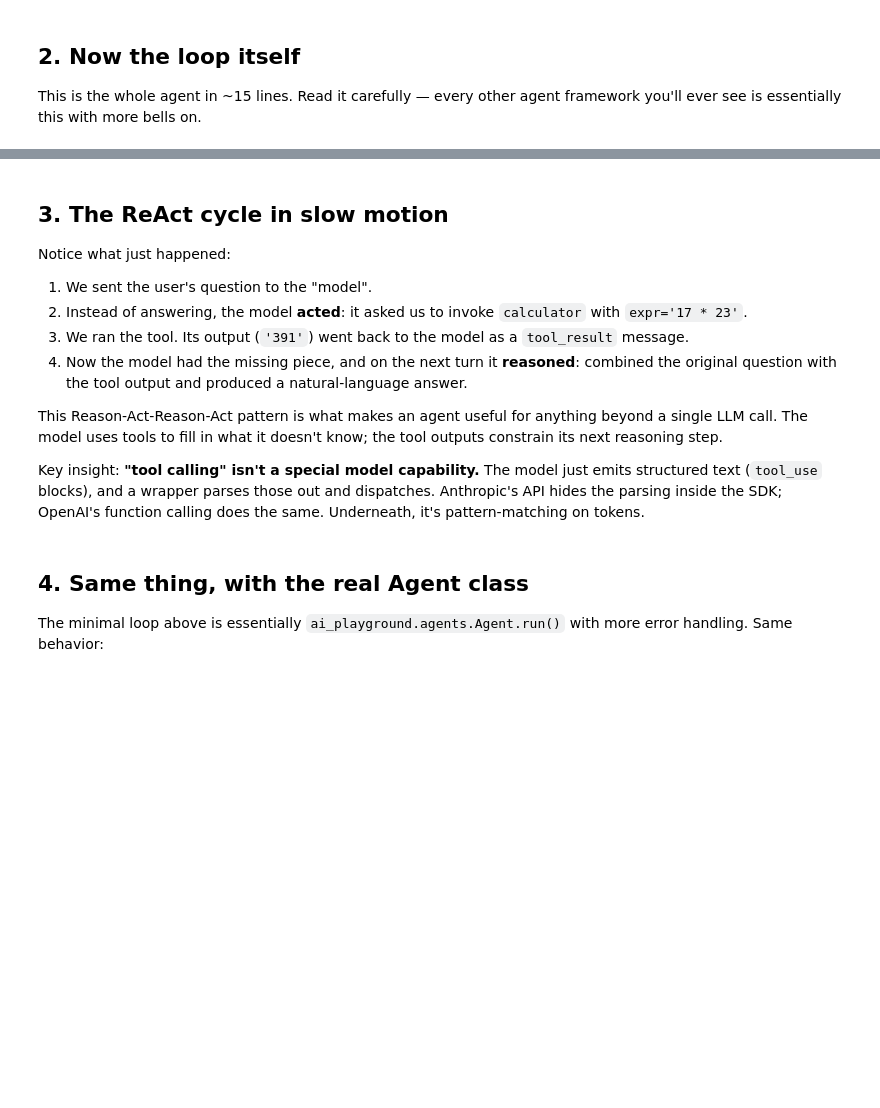
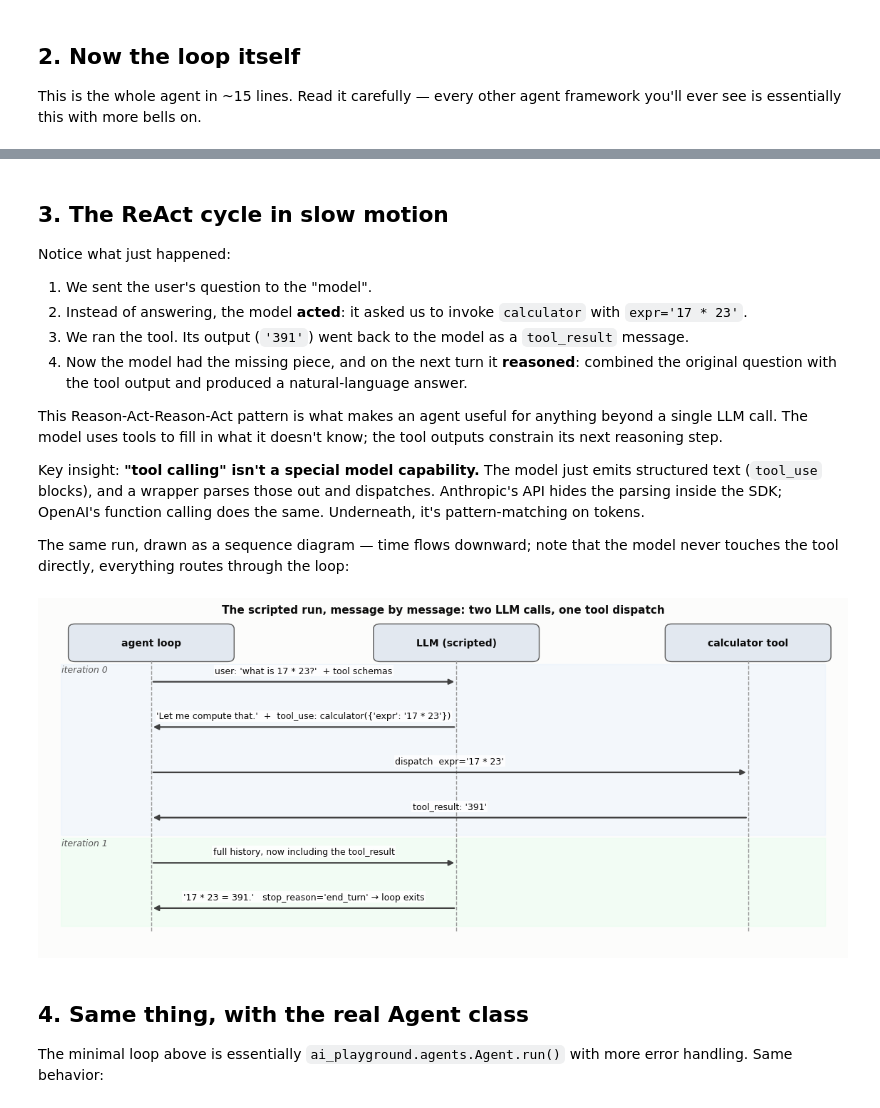
Before and after one commit to ggreg/ai_playground, a Jupyter notebook: notebooks/06_agents/00_what_is_an_agent.ipynb, the cells around one changed output, grey strips where cells are left out. Cells and saved outputs as stored; diff of their text form; code cells hidden in the pictures; blank space fills up the shorter version.

```diff
--- a/notebooks/06_agents/00_what_is_an_agent.ipynb
+++ b/notebooks/06_agents/00_what_is_an_agent.ipynb
@@ -108,6 +171,50 @@ Notice what just happened:
 This Reason-Act-Reason-Act pattern is what makes an agent useful for anything beyond a single LLM call. The model uses tools to fill in what it doesn't know; the tool outputs constrain its next reasoning step.
 
 Key insight: **"tool calling" isn't a special model capability.** The model just emits structured text (`tool_use` blocks), and a wrapper parses those out and dispatches. Anthropic's API hides the parsing inside the SDK; OpenAI's function calling does the same. Underneath, it's pattern-matching on tokens.
+
+The same run, drawn as a sequence diagram — time flows downward; note that the
+model never touches the tool directly, everything routes through the loop:
+# %%
+#| code-fold: true
+#| code-summary: "Draw: the run above, as a sequence diagram"
+fig, ax = plt.subplots(figsize=(11.5, 5.2))
+ax.set_xlim(0, 12); ax.set_ylim(0, 6.6); ax.axis('off')
+
+lanes = {'agent loop': 1.6, 'LLM (scripted)': 6.2, 'calculator tool': 10.6}
+for name, x in lanes.items():
+    ax.add_patch(FancyBboxPatch((x - 1.15, 5.85), 2.3, 0.55, boxstyle='round,pad=0.1',
+                                fc='#e2e8f0', ec='0.35'))
+    ax.text(x, 6.12, name, ha='center', va='center', fontsize=10, fontweight='bold')
+    ax.vlines(x, 0.4, 5.8, color='0.6', ls='--', lw=1)
+
+# (y, from, to, label) in time order, top to bottom — mirrors the printed trace above
+events = [
+    (5.35, 'agent loop', 'LLM (scripted)', "user: 'what is 17 * 23?'  + tool schemas"),
+    (4.45, 'LLM (scripted)', 'agent loop',
+     "'Let me compute that.'  +  tool_use: calculator({'expr': '17 * 23'})"),
+    (3.55, 'agent loop', 'calculator tool', "dispatch  expr='17 * 23'"),
+    (2.65, 'calculator tool', 'agent loop', "tool_result: '391'"),
+    (1.75, 'agent loop', 'LLM (scripted)', 'full history, now including the tool_result'),
+    (0.85, 'LLM (scripted)', 'agent loop', "'17 * 23 = 391.'   stop_reason='end_turn' \u2192 loop exits"),
+]
+for y, src, dst, label in events:
+    x0, x1 = lanes[src], lanes[dst]
+    ax.annotate('', xy=(x1, y), xytext=(x0, y),
+                arrowprops=dict(arrowstyle='-|>', lw=1.6, color='0.25'))
+    ax.text((x0 + x1) / 2, y + 0.13, label, ha='center', va='bottom', fontsize=9,
+            bbox=dict(fc='white', ec='none', alpha=0.85, pad=1.2))
+
+# Iteration bands: one loop pass = one LLM call plus whatever tools it asked for
+ax.axhspan(2.3, 5.7, xmin=0.02, xmax=0.98, color='#dbeafe', alpha=0.25, zorder=0)
+ax.axhspan(0.5, 2.25, xmin=0.02, xmax=0.98, color='#dcfce7', alpha=0.3, zorder=0)
+ax.text(0.25, 5.55, 'iteration 0', fontsize=9, style='italic', color='0.35')
+ax.text(0.25, 2.1, 'iteration 1', fontsize=9, style='italic', color='0.35')
+ax.set_title('The scripted run, message by message: two LLM calls, one tool dispatch',
+             fontsize=11)
+plt.tight_layout()
+plt.show()
+# %% [output]
+[figure, added]
 # %% [markdown]
 ## 4. Same thing, with the real Agent class
 
```
Also changed, not shown: parts of 3 cells of this notebook.
